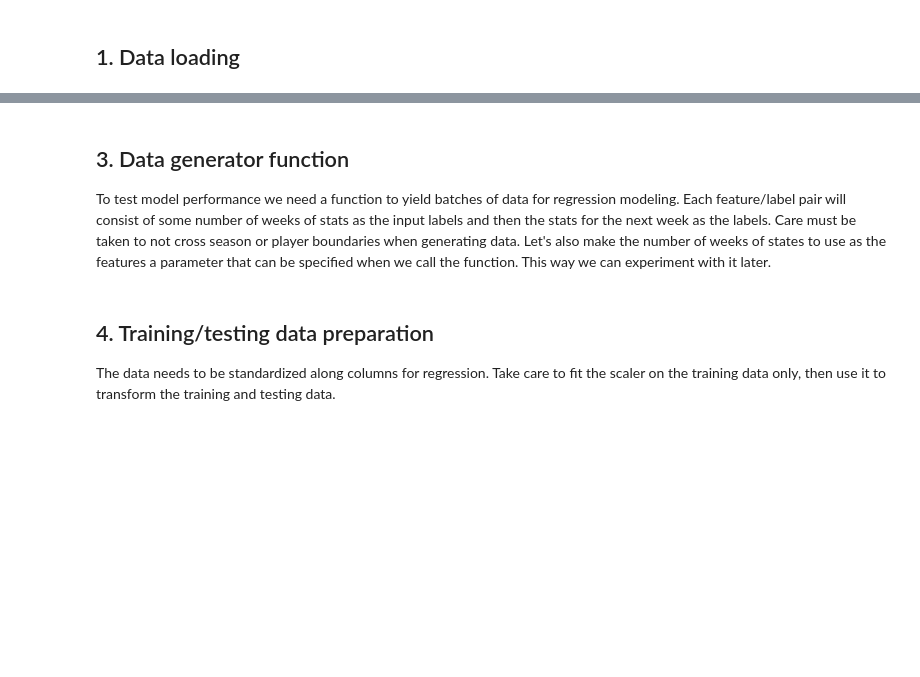
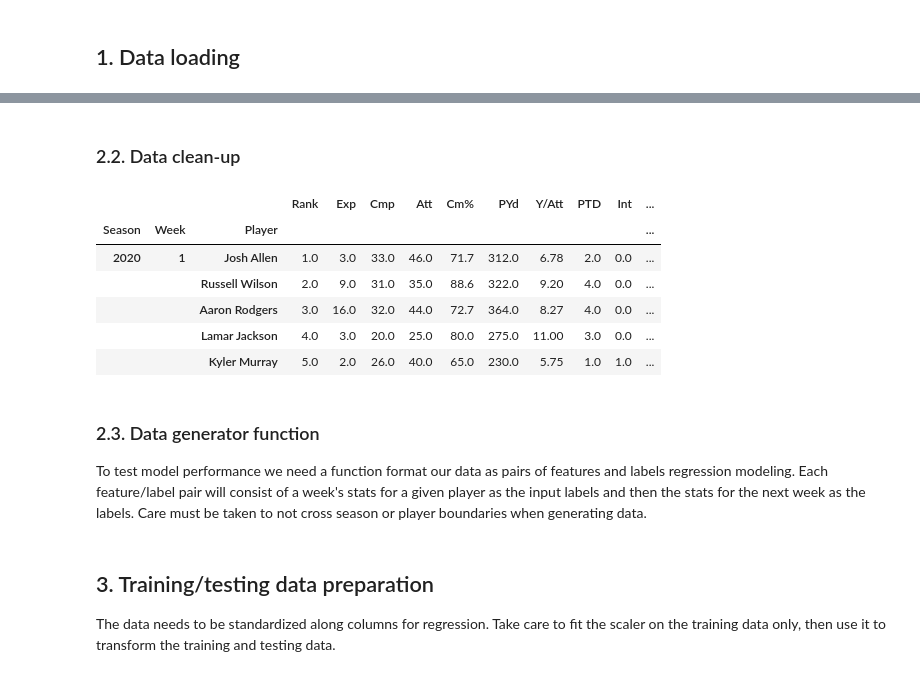
Before and after one commit to 4GeeksAcademy/maria272727fantasy_sports_assistant, a Jupyter notebook: notebooks/perdrizet_regression_model.ipynb, the cells around one changed output, grey strips where cells are left out. Saved outputs shown, nothing was run; the diff lists cells and outputs as text; code cells hidden in the pictures; blank space fills up the shorter version.

```diff
--- a/notebooks/perdrizet_regression_model.ipynb
+++ b/notebooks/perdrizet_regression_model.ipynb
@@ -46,14 +79,28 @@ Next, we need to set the datatype for our features.
+# %% [markdown]
+### 2.2. Data clean-up
 # %%
-# Replace empty strings with NAN
-data_df.replace('', pd.NA, inplace=True)
+for position in position_data.keys():
 
-# Drop NAN containing rows
-data_df.dropna(inplace=True)
+    # Replace empty strings with NAN
+    position_data[position].replace('', pd.NA, inplace=True)
 
-# Set float dtype for all features
-data_df=data_df.astype(float)
+    # Drop NAN containing rows
+    position_data[position].dropna(inplace=True)
+
+    # Set float dtype for all features
+    position_data[position]=position_data[position].astype(float)
+
+position_data['qb'].head()
+# %% [output]
+|  |  |  | Rank | Exp | Cmp | Att | Cm% | PYd | Y/Att | PTD | Int | ... |
+| Season | Week | Player |  |  |  |  |  |  |  |  |  | ... |
+| 2020 | 1 | Josh Allen | 1.0 | 3.0 | 33.0 | 46.0 | 71.7 | 312.0 | 6.78 | 2.0 | 0.0 | ... |
+|  |  | Russell Wilson | 2.0 | 9.0 | 31.0 | 35.0 | 88.6 | 322.0 | 9.20 | 4.0 | 0.0 | ... |
+|  |  | Aaron Rodgers | 3.0 | 16.0 | 32.0 | 44.0 | 72.7 | 364.0 | 8.27 | 4.0 | 0.0 | ... |
+|  |  | Lamar Jackson | 4.0 | 3.0 | 20.0 | 25.0 | 80.0 | 275.0 | 11.00 | 3.0 | 0.0 | ... |
+|  |  | Kyler Murray | 5.0 | 2.0 | 26.0 | 40.0 | 65.0 | 230.0 | 5.75 | 1.0 | 1.0 | ... |
 # %% [markdown]
-## 3. Data generator function
+### 2.3. Data generator function
 
-To test model performance we need a function to yield batches of data for regression modeling. Each feature/label pair will consist of some number of weeks of stats as the input labels and then the stats for the next week as the labels. Care must be taken to not cross season or player boundaries when generating data. Let's also make the number of weeks of states to use as the features a parameter that can be specified when we call the function. This way we can experiment with it later.
+To test model performance we need a function format our data as pairs of features and labels regression modeling. Each feature/label pair will consist of a week's stats for a given player as the input labels and then the stats for the next week as the labels. Care must be taken to not cross season or player boundaries when generating data.
 # %%
@@ -109,5 +147,5 @@ def generate_data(data_df: pd.DataFrame, input_window: int) -> Tuple[np.array, n
 # %% [markdown]
-## 4. Training/testing data preparation
+## 3. Training/testing data preparation
 
 The data needs to be standardized along columns for regression. Take care to fit the scaler on the training data only, then use it to transform the training and testing data.
 # %%
```
Also changed, not shown: parts of 14 cells of this notebook, 3 other files.
